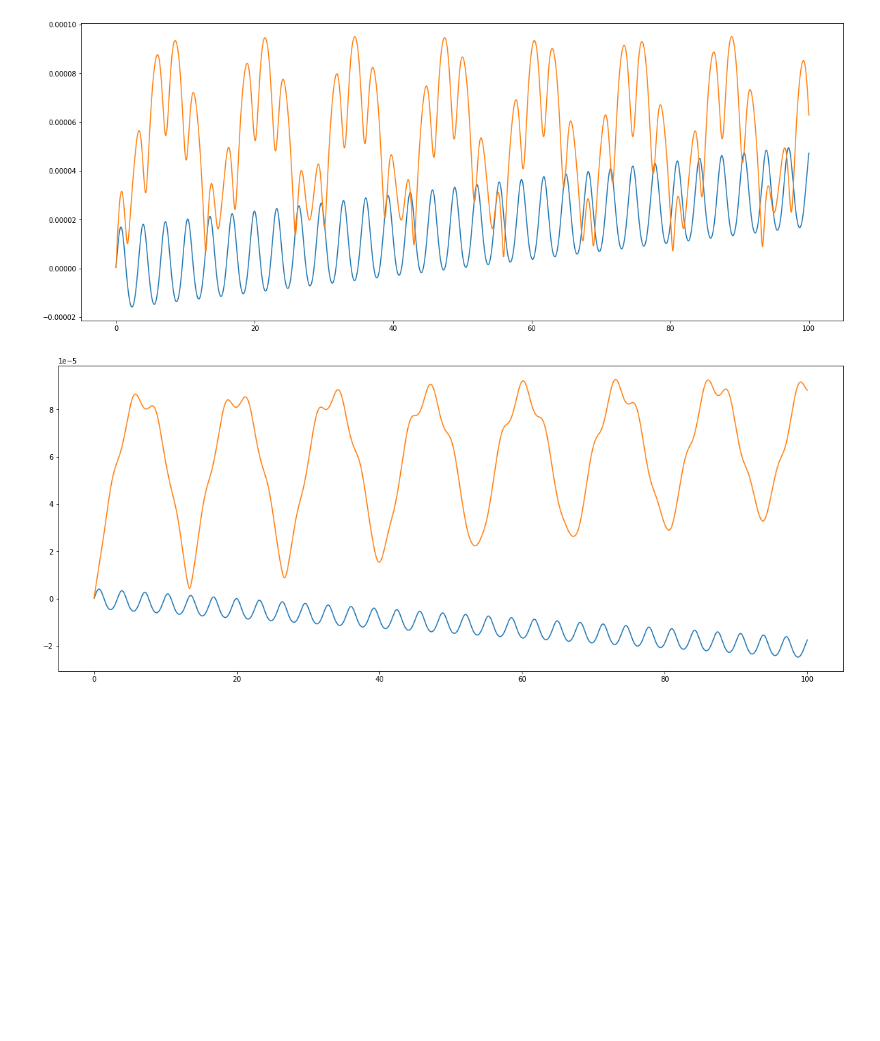
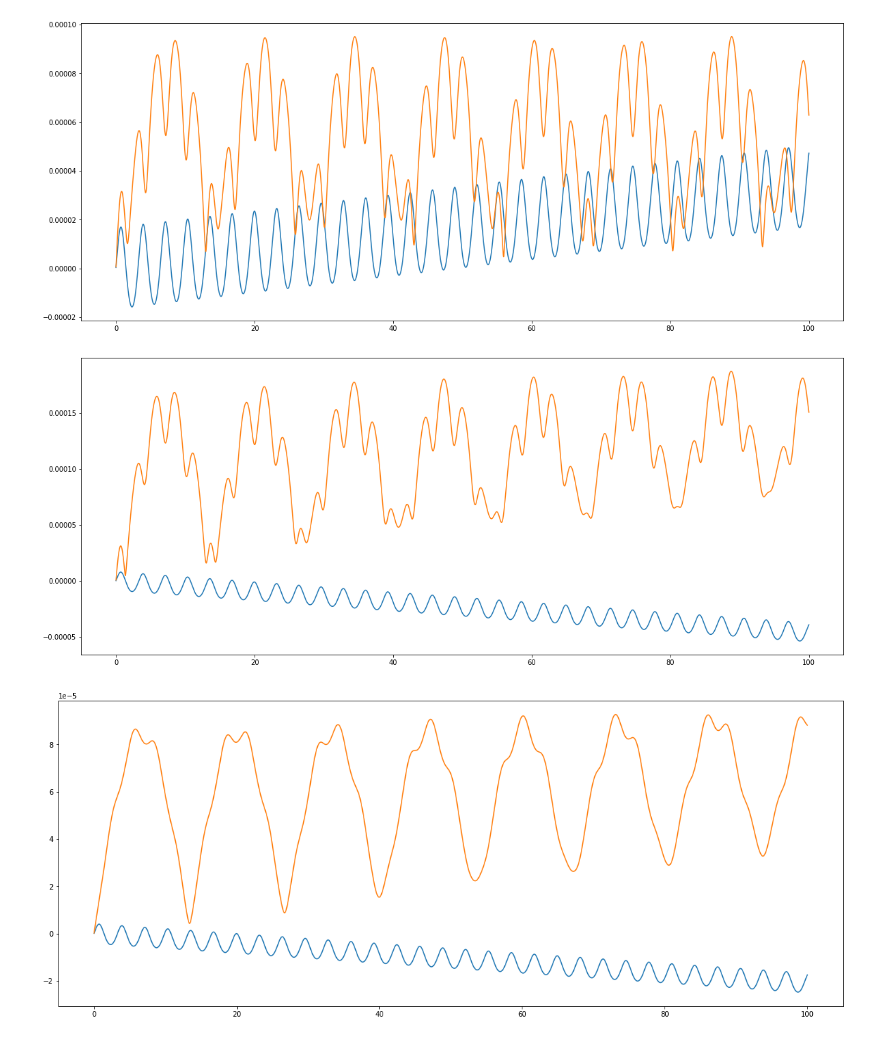
Before and after one commit to Kright/my-articles, a Jupyter notebook: 2022/Физика вращения 3д тел/PrecisionCharts.ipynb, the cells around one changed output. Saved outputs shown, nothing was run; the diff lists cells and outputs as text; code cells hidden in the pictures; blank space fills up the shorter version.

Commit message:
update precision charts

```diff
--- a/2022/Физика вращения 3д тел/PrecisionCharts.ipynb
+++ b/2022/Физика вращения 3д тел/PrecisionCharts.ipynb
@@ -21,8 +21,7 @@ def show_solvers(name: str):
 # %%
 def show_solver(name: str, n: int = 3):
     s = ["1.0", "0.1", "0.01", "0.001", "1.0E-4", "1.0E-5"][n]
-    # x, y0, y1 = read_file(f"/home/lgor/projects/2022/gamePhysics/csv/{name} {s}.csv")
-    x, y0, y1 = read_file(f"/home/lgor/projects/2022/rotationDemo/csv/{name} {s}.csv")
+    x, y0, y1 = read_file(f"csv/{name} {s}.csv")
     plt.plot(x, y0)
     plt.plot(x, y1)
 # %%
@@ -35,6 +34,10 @@ show_solver("SolverEulerNaive", n=2)
 show_solver("SolverEuler2", n=2)
 # %% [output]
 [figure]
+# %%
+show_solver("SolverEuler2Alt", n=2)
+# %% [output]
+[figure, added]
 # %%
 show_solver("SolverRK2", n=2)
 # %% [output]
```
Also changed, not shown: parts of 5 cells of this notebook.
